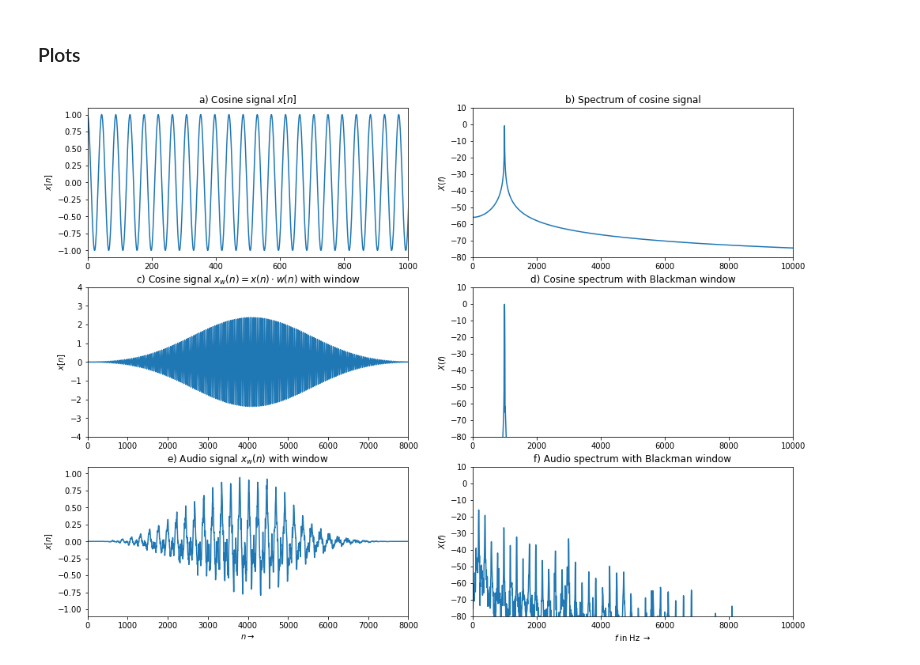
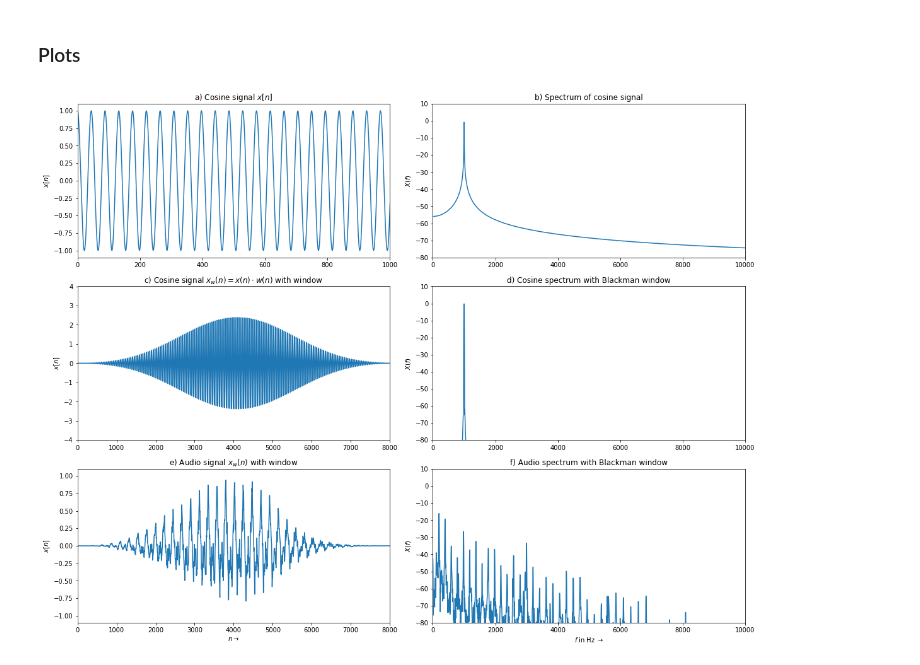
Before and after one commit to gbfelgas/coe780-topics-in-audio-signal-processing, a Jupyter notebook: chap01/figure1_18.ipynb, the cells around one changed output. Saved outputs shown, nothing was run; the diff lists cells and outputs as text; code cells hidden in the pictures.

Commit message:
chore: save figure1_18 plots in figures folder

```diff
--- a/chap01/figure1_18.ipynb
+++ b/chap01/figure1_18.ipynb
@@ -10,7 +10,7 @@ import matplotlib.pyplot as plt
 N = 8192
 
 # Audio Signal
-u1, fs = sf.read('ton2.wav')
+u1, fs = sf.read('audios/ton2.wav')
 
 # Cosine Signal
 x = np.cos(2*np.pi*1000*np.arange(N)/44100)
@@ -49,6 +49,7 @@ plt.plot(f,X[0:N//2])
 plt.axis(ymin = -80, ymax = 10, xmin = 0, xmax = 10000)
 plt.ylabel('$X(f)$');
 plt.title('b) Spectrum of cosine signal')
+plt.tight_layout()
 
 
 # Windowed Cosine
@@ -57,33 +58,39 @@ plt.plot(range(N), x_windowed)
 plt.axis(ymin = -4, ymax = 4, xmin = 0, xmax = 8000)
 plt.ylabel('$x[n]$')
 plt.title('c) Cosine signal $x_w(n)=x(n) \cdot w(n)$ with window')
+plt.tight_layout()
 
 
 # Windowed cosine spectrum
 X_windowed = 20 * np.log10(np.abs(np.fft.fft(x_windowed))/(N/2))
 plt.subplot(424)
 plt.plot(f,X_windowed[0:N//2])
 plt.axis(ymin = -80, ymax = 10, xmin = 0, xmax = 10000)
 plt.ylabel('$X(f)$');
 plt.title('d) Cosine spectrum with Blackman window')
+plt.tight_layout()
 
 
 # Windowed audio signal
 plt.subplot(425)
 plt.plot(range(N),u1_windowed)
 plt.axis(ymin = -1.1, ymax = 1.1, xmin = 0, xmax = 8000)
 plt.xlabel(r'$n \rightarrow $')
 plt.ylabel('$x[n]$')
 plt.title('e) Audio signal $x_w(n)$ with window')
+plt.tight_layout()
 
 
 # Windowed audio spectrum
 U1_windowed = 20 * np.log10(np.abs(np.fft.fft(u1_windowed))/(N/2))
 plt.subplot(426)
 plt.plot(f,U1_windowed[0:N//2])
 plt.axis(ymin = -80, ymax = 10, xmin = 0, xmax = 10000)
 plt.xlabel(r'$f$ in Hz $\rightarrow $')
 plt.ylabel('$X(f)$');
 plt.title('f) Audio spectrum with Blackman window');
+plt.tight_layout()
+
+plt.savefig("figures/figure1_18.jpg", dpi=600, bbox_inches='tight')
 # %% [output]
-[figure, old version]
+[figure, new version]
```
Also changed, not shown: 1 other file.
